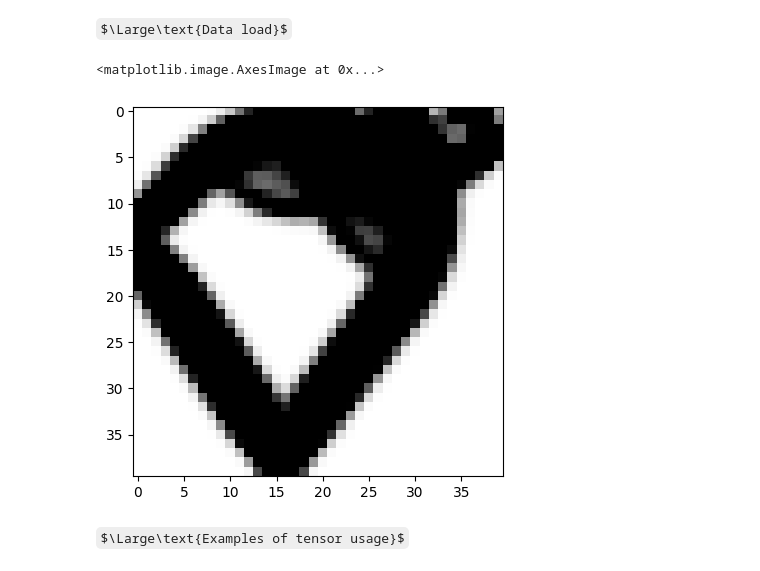
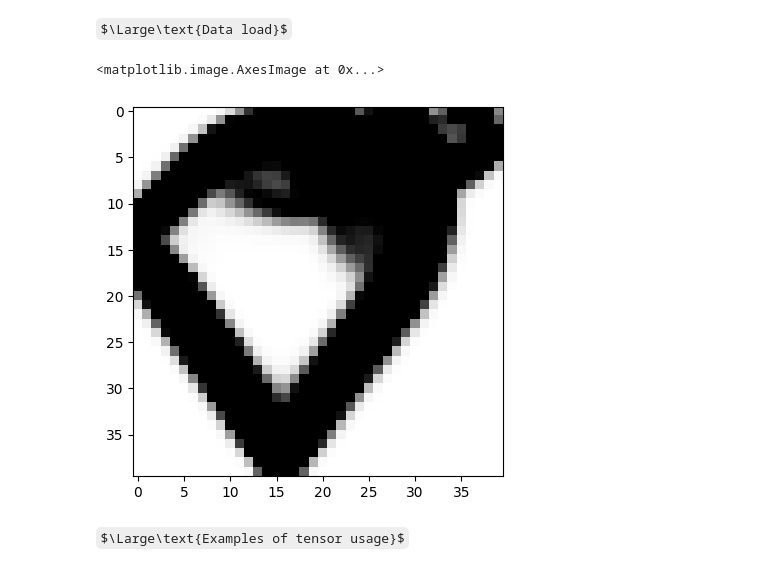
Before and after one commit to barracuda049/dl, a Jupyter notebook: sw.ipynb, the cells around one changed output. Drawn from its saved outputs; the diff is of its cells as text; code cells hidden in the pictures; some formulas as TeX source.

```diff
--- a/sw.ipynb
+++ b/sw.ipynb
@@ -21,10 +21,10 @@ folder = Path(path_folder)
 # %%
 data = np.load(path_folder + '3.npz')['arr_0']
 # %%
-plt.imshow(data[-1], cmap='Greys')
+plt.imshow(data[6], cmap='Greys')
 # %% [output]
 <matplotlib.image.AxesImage at 0x...>
-[figure, old version]
+[figure, new version]
 # %% [markdown]
 $\Large\text{Examples of tensor usage}$
 # %%
```
Also changed, not shown: parts of 80 cells of this notebook.
